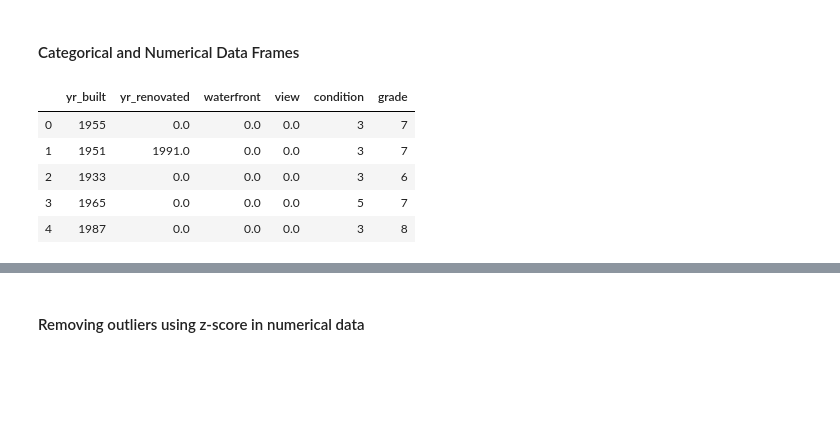
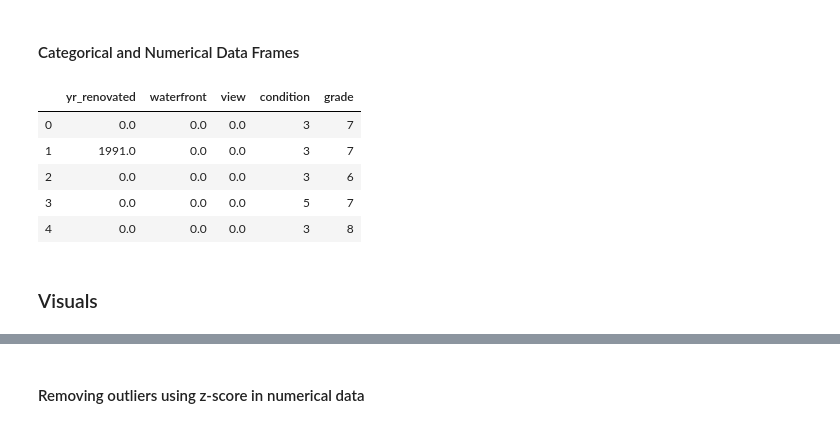
Before and after one commit to jamesbrockb/dsc-mod-2-project-v2-1-onl01-dtsc-pt-041320, a Jupyter notebook: student.ipynb, the cells around one changed output, grey strips where cells are left out. Saved outputs shown, nothing was run; the diff lists cells and outputs as text; code cells hidden in the pictures; blank space fills up the shorter version.

```diff
--- a/student.ipynb
+++ b/student.ipynb
@@ -234,15 +270,15 @@ df.describe()
 #### Categorical and Numerical Data Frames
 # %%
 # # creating categorical df
-df_cat = df[['yr_built','yr_renovated','waterfront','view','condition','grade']].copy()
+df_cat = df[['yr_renovated','waterfront','view','condition','grade']].copy()
 df_cat.head()
 
 # #Take a look at bathrooms as maybe moving to numerical
 #Take a look at dtypes to look at data further, by splitting up data
 # %% [output]
-|  | yr_built | yr_renovated | waterfront | view | condition | grade |
-| 0 | 1955 | 0.0 | 0.0 | 0.0 | 3 | 7 |
-| 1 | 1951 | 1991.0 | 0.0 | 0.0 | 3 | 7 |
-| 2 | 1933 | 0.0 | 0.0 | 0.0 | 3 | 6 |
-| 3 | 1965 | 0.0 | 0.0 | 0.0 | 5 | 7 |
-| 4 | 1987 | 0.0 | 0.0 | 0.0 | 3 | 8 |
+|  | yr_renovated | waterfront | view | condition | grade |
+| 0 | 0.0 | 0.0 | 0.0 | 3 | 7 |
+| 1 | 1991.0 | 0.0 | 0.0 | 3 | 7 |
+| 2 | 0.0 | 0.0 | 0.0 | 3 | 6 |
+| 3 | 0.0 | 0.0 | 0.0 | 5 | 7 |
+| 4 | 0.0 | 0.0 | 0.0 | 3 | 8 |
@@ -254 +288,3 @@ df_num = df[['price','bedrooms','floors','sqft_living','sqft_lot','bathrooms','s
              'sqft_basement','sqft_living15','sqft_lot15']].copy()
+# %% [markdown]
+### Visuals
```
Also changed, not shown: parts of 31 cells of this notebook.
